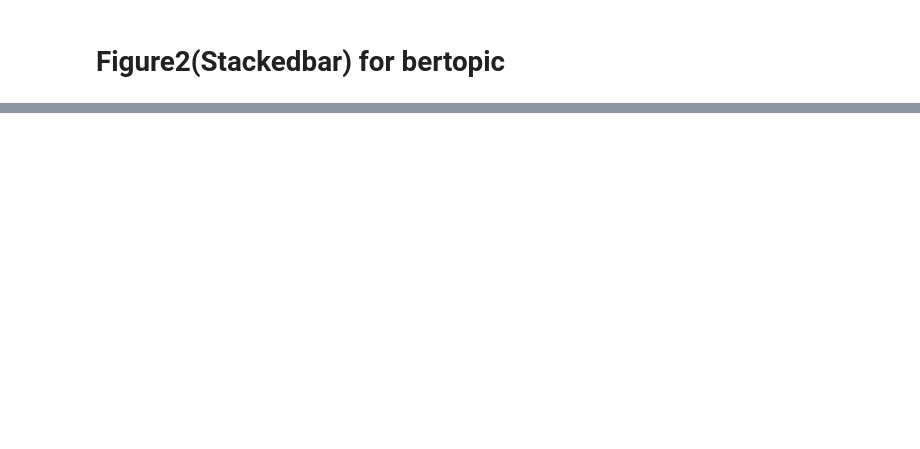
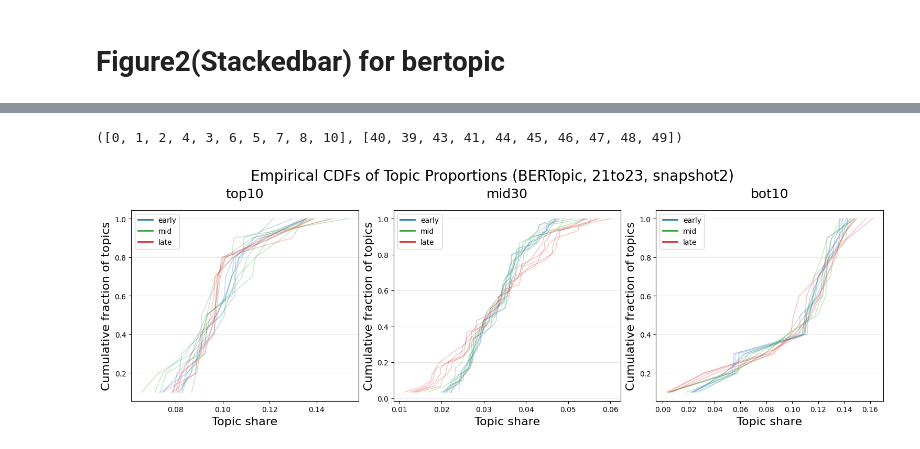
Before and after one commit to myokyunghan/so_data_availability, a Jupyter notebook: 03_visualization/bertopic_run_in_4.ipynb, the cells around one changed output, grey strips where cells are left out. Cells and saved outputs as stored; diff of their text form; code cells hidden in the pictures; blank space fills up the shorter version.

```diff
--- a/03_visualization/bertopic_run_in_4.ipynb
+++ b/03_visualization/bertopic_run_in_4.ipynb
@@ -51,6 +54,8 @@ topic_list = list(df[(df['cdate']   >=  CONSTANTS.year_range[option_dict['year_r
 
 top10list = topic_list[:10]
 bot10list = topic_list[-10:]
+mid30list = np.setdiff1d(np.arange(0,50), top10list)
+mid30list = np.setdiff1d(mid30list, bot10list)
 # %%
 df.sort_values(by = ['cdate']).reset_index(drop=True, inplace=True)
 # %%
@@ -64,9 +83,6 @@ df_coef = {'Entropy' : prop_df.groupby(['rel_week'])['proportion'].apply(lambda
            'Gini'    : prop_df.groupby(['rel_week'])['proportion'].apply(lambda x : calculate_gini(x)).to_frame(name = 'Gini').reset_index()}
 # %%
 def proportion_calc(df):
-    topic_range = np.arange(0,50)
-    mid30list = np.setdiff1d(topic_range, top10list)
-    mid30list = np.setdiff1d(mid30list, bot10list)
 
     df_tot = df.groupby('rel_week').count()['id'].reset_index(name = 'tot_cnt')
     df_topic = df.groupby(['rel_week', 'Topic']).count()['id'].reset_index(name = 'cnt')
@@ -254,0 +277,67 @@ plt.show()
+# %%
+top10list, bot10list
+# %% [output]
+([0, 1, 2, 4, 3, 6, 5, 7, 8, 10], [40, 39, 43, 41, 44, 45, 46, 47, 48, 49])
+# %%
+fig, axs = plt.subplots(1, 3, figsize = (15, 5), constrained_layout=True)
+
+for idx, (topic_label, topic_list) in enumerate({"top10": top10list, "mid30": mid30list, "bot10": bot10list}.items()):
+    weeks = list(np.sort(df['rel_week'].unique()))
+    window = 12
+    step = 6
+    n_windows = len(range(0, len(weeks) - window + 1, step))
+    for i, start in enumerate(range(0, len(weeks) - window + 1, step)):
+        w_start = weeks[start]
+        w_end = weeks[start + window - 1]
+
+        subset = df[
+            (df['rel_week'] >= w_start) &
+            (df['rel_week'] <= w_end) &
+            (df['Topic'].isin(topic_list))
+        ]
+        if i < n_windows * 0.33:
+            color = 'tab:blue'      # early
+            label = 'early'
+        elif i < n_windows * 0.66:
+            color = 'tab:green'    # mid
+            label = 'mid'
+        else:
+            color = 'tab:red'       # late
+            label = 'late'
+
+        prop_df = subset.groupby(['Topic']).count()['id'].reset_index().rename(columns={'id': 'cnt'})
+        prop_df['pct'] = prop_df['cnt']/prop_df['cnt'].sum()
+
+
+        values = prop_df['pct'].sort_values(ascending=False).values
+        values = values[~np.isnan(values)]
+
+        x = np.sort(values)
+        y = np.arange(1, len(x) + 1) / len(x)
+
+        label = f"{int(w_start)}~{int(w_end)}"
+        axs[idx].plot(x, y,color=color,
+            alpha=0.25,
+            lw=1.2)
+
+    legend_elements = [
+        Line2D([0], [0], color='tab:blue', lw=2, label='early'),
+        Line2D([0], [0], color='tab:green', lw=2, label='mid'),
+        Line2D([0], [0], color='tab:red', lw=2, label='late'),
+    ]
+
+    axs[idx].legend(handles=legend_elements)
+    axs[idx].grid(True, axis='y', alpha=0.3, linewidth=0.8)
+    axs[idx].grid(False, axis='x')
+    axs[idx].set_xlabel('Topic share', fontsize=16)
+    axs[idx].set_ylabel('Cumulative fraction of topics', fontsize=16)
+
+    axs[idx].text(0.5, 1.05, f"{topic_label}",
+                ha='center', va='bottom', fontsize=18, transform=axs[idx].transAxes)
+
+    # axs[idx].text(0.5, 1.00, f"({option_dict['year_range']}, snapshot{option_dict['snapshot']})",
+    #         ha='center', va='bottom', fontsize=15, transform=axs[idx].transAxes)
+fig.suptitle(f"Empirical CDFs of Topic Proportions (BERTopic, {option_dict['year_range']}, snapshot{option_dict['snapshot']})", fontsize=20)
+plt.show()
+# %% [output]
+[figure, added]
```
Also changed, not shown: parts of 4 cells of this notebook, 4 other files.
